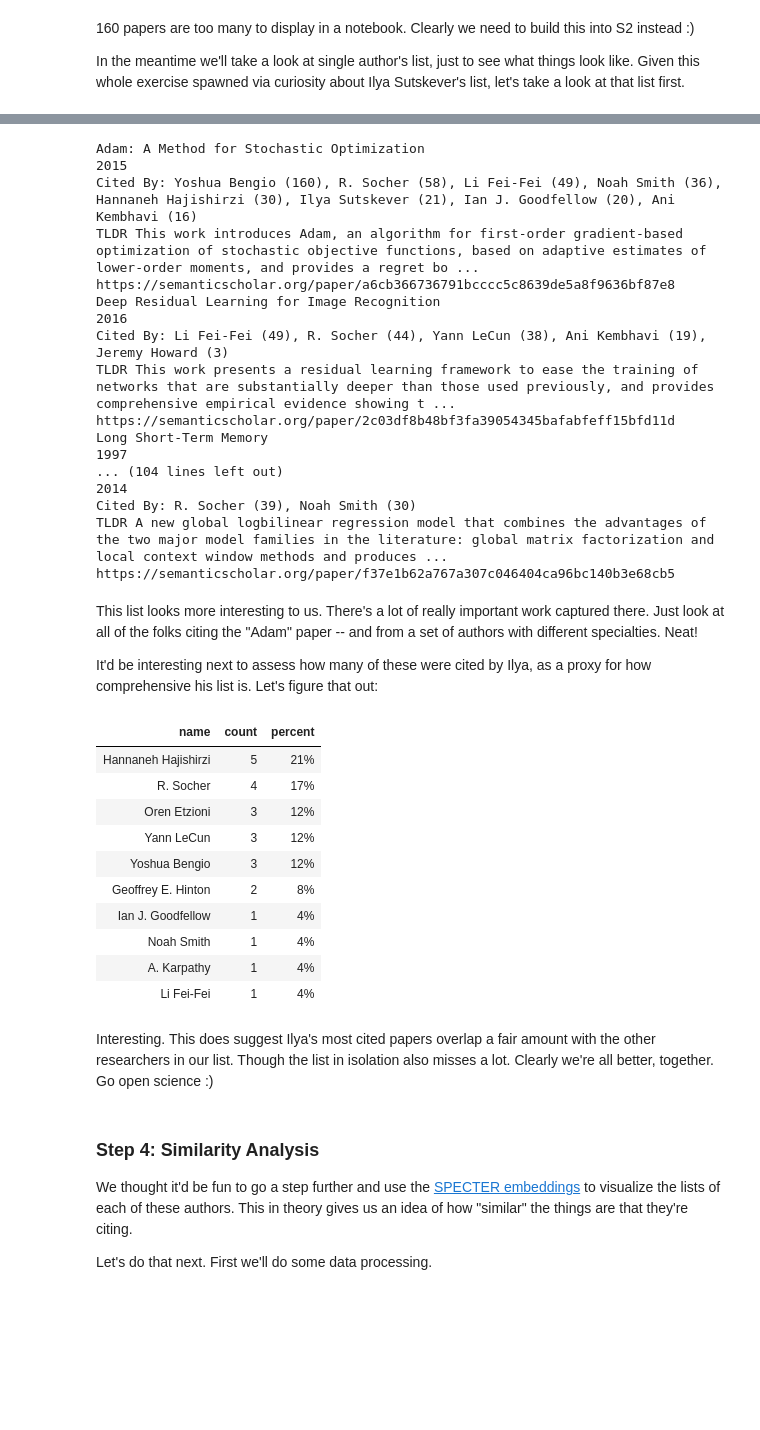
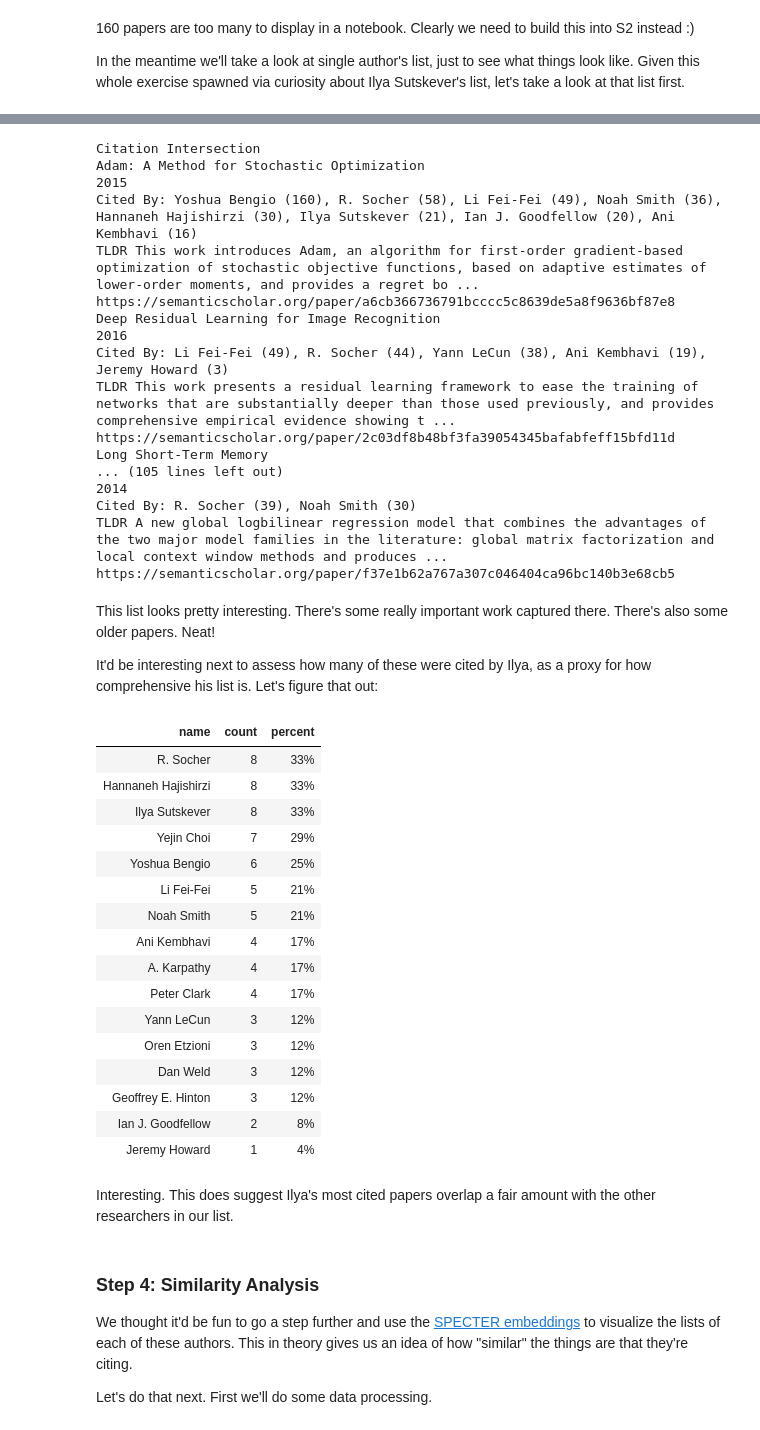
Before and after one commit to allenai/author-explorer, a Jupyter notebook: AuthorTopCitedPapers.ipynb, the cells around one changed output, grey strips where cells are left out. Drawn from its saved outputs; the diff is of its cells as text; code cells hidden in the pictures; blank space fills up the shorter version.

```diff
--- a/AuthorTopCitedPapers.ipynb
+++ b/AuthorTopCitedPapers.ipynb
@@ -124,8 +124,7 @@ from os import path
 
 import requests
 
-# To avoid rate limits, create a file called key.txt with your Semantic Scholar API key
-# as the contents.
+# To avoid rate limits, create a file called key.txt with your Semantic Scholar API key.
 api_key = None
 if path.isfile("key.txt"):
     api_key = open("key.txt").read().strip()
@@ -167,8 +166,8 @@ for id, a in tqdm(author_citations.items()):
         paper = {
             "id": id,
             "sha": p["paper_sha"],
-            "names": [a["name"]],
             "author_id": id,
+            "author_name": a["name"],
             "title": p["title"],
             "n_citations": p["n_citations"],
             "g_citations": p["g_citations"],
@@ -247,7 +253,7 @@ What's more interesting than any author's list in isolation is the list of paper
 def common_paper_meta_html(p) -> str:
     cited_by = []
     for a in p["cited_by"]:
-        cited_by.append(f"{a['name']} ({a['n_citations']})")
+        cited_by.append(f"{a['author_name']} ({a['n_citations']})")
     cited_by_list = ", ".join(cited_by)
     return f"""
         <div style="margin: 5px 0;">
@@ -262,22 +268,27 @@ common = []
 for sha, group in pd.DataFrame(papers).groupby("sha"):
     if len(group) == 1:
         continue
-    by_name = {}
+    by_author_id = {}
     paper = None
     for _, p in group.iterrows():
         paper = p
-        for n in p["names"]:
-            if n not in by_name:
-                by_name[n] = { "name": n, "n_citations": 0 }
-            by_name[n]["n_citations"] += p["n_citations"]
-    cited_by = sorted(by_name.values(), key=lambda a: a["n_citations"], reverse=True)
+        if p["author_id"] not in by_author_id:
+            by_author_id[p["author_id"]] = { "author_id": p["author_id"], "author_name": p["author_name"], "n_citations": 0 }
+        by_author_id[p["author_id"]]["n_citations"] += p["n_citations"]
+    cited_by = sorted(by_author_id.values(), key=lambda a: a["n_citations"], reverse=True)
     paper["cited_by"] = cited_by
     common.append(paper)
 
 common.sort(key=lambda p : len(p["cited_by"]), reverse=True)
 list_html = "\n".join([ paper_html(p, common_paper_meta_html) for p in common ])
-display(HTML(f"<div style='padding: 15px 0;'>{list_html}</div>"))
+display(HTML(f"""
+    <div style='padding: 15px 0;'>
+        <h3 style='border-bottom: 1px solid #eee; padding-bottom: 10px;'>Citation Intersection</h3>
+        {list_html}
+    </div>
+"""))
 # %% [output]
+Citation Intersection
 Adam: A Method for Stochastic Optimization
 2015
 Cited By: Yoshua Bengio (160), R. Socher (58), Li Fei-Fei (49), Noah Smith (36), Hannaneh Hajishirzi (30), Ilya Sutskever (21), Ian J. Goodfellow (20), Ani Kembhavi (16)
@@ -289,46 +300,52 @@ Cited By: Li Fei-Fei (49), R. Socher (44), Yann LeCun (38), Ani Kembhavi (19), J
 TLDR This work presents a residual learning framework to ease the training of networks that are substantially deeper than those used previously, and provides comprehensive empirical evidence showing t ...
 https://semanticscholar.org/paper/2c03df8b48bf3fa39054345bafabfeff15bfd11d
 Long Short-Term Memory
-1997
-... (104 lines left out)
+... (105 lines left out)
 2014
 Cited By: R. Socher (39), Noah Smith (30)
 TLDR A new global logbilinear regression model that combines the advantages of the two major model families in the literature: global matrix factorization and local context window methods and produces ...
 https://semanticscholar.org/paper/f37e1b62a767a307c046404ca96bc140b3e68cb5
 # %% [markdown]
-This list looks more interesting to us. There's a lot of really important work captured there. Just look at all of the folks citing the "Adam" paper -- and from a set of authors with different specialties. Neat!
+This list looks pretty interesting. There's some really important work captured there. There's also some older papers. Neat!
 
 It'd be interesting next to assess how many of these were cited by Ilya, as a proxy for how comprehensive his list is. Let's figure that out:
 # %%
 total = len(common)
 
-author_names = set()
+authors = {}
 for p in common:
-    for n in p["names"]:
-        author_names.add(n)
+    for c in p["cited_by"]:
+        if c["author_id"] not in authors:
+            authors[c["author_id"]] = { "author_id": c["author_id"], "author_name": c["author_name"] }
 
 overlap = []
-for a in list(author_names):
-    count = len([p for p in common if a in p["names"]])
-    overlap.append({ "name": a, "count": count, "percent": f"{count/total:.0%}" })
+for a in authors.values():
+    count = len([p for p in common if a["author_id"] in [c["author_id"] for c in p["cited_by"]]])
+    overlap.append({ "name": a["author_name"], "count": count, "percent": f"{count/total:.0%}" })
 
 overlap.sort(key=lambda o : o["count"], reverse=True)
 
 display(HTML(build_table(pd.DataFrame(overlap), 'blue_dark', escape=False)))
 # %% [output]
 | name | count | percent |
-| Hannaneh Hajishirzi | 5 | 21% |
-| R. Socher | 4 | 17% |
+| R. Socher | 8 | 33% |
+| Hannaneh Hajishirzi | 8 | 33% |
+| Ilya Sutskever | 8 | 33% |
+| Yejin Choi | 7 | 29% |
+| Yoshua Bengio | 6 | 25% |
+| Li Fei-Fei | 5 | 21% |
+| Noah Smith | 5 | 21% |
+| Ani Kembhavi | 4 | 17% |
+| A. Karpathy | 4 | 17% |
+| Peter Clark | 4 | 17% |
+| Yann LeCun | 3 | 12% |
 | Oren Etzioni | 3 | 12% |
-| Yann LeCun | 3 | 12% |
-| Yoshua Bengio | 3 | 12% |
-| Geoffrey E. Hinton | 2 | 8% |
-| Ian J. Goodfellow | 1 | 4% |
-| Noah Smith | 1 | 4% |
-| A. Karpathy | 1 | 4% |
-| Li Fei-Fei | 1 | 4% |
+| Dan Weld | 3 | 12% |
+| Geoffrey E. Hinton | 3 | 12% |
+| Ian J. Goodfellow | 2 | 8% |
+| Jeremy Howard | 1 | 4% |
 # %% [markdown]
-Interesting. This does suggest Ilya's most cited papers overlap a fair amount with the other researchers in our list. Though the list in isolation also misses a lot. Clearly we're all better, together. Go open science :)
+Interesting. This does suggest Ilya's most cited papers overlap a fair amount with the other researchers in our list.
 # %% [markdown]
 ### Step 4: Similarity Analysis
 
```
Also changed, not shown: parts of 9 cells of this notebook, 1 other file.
